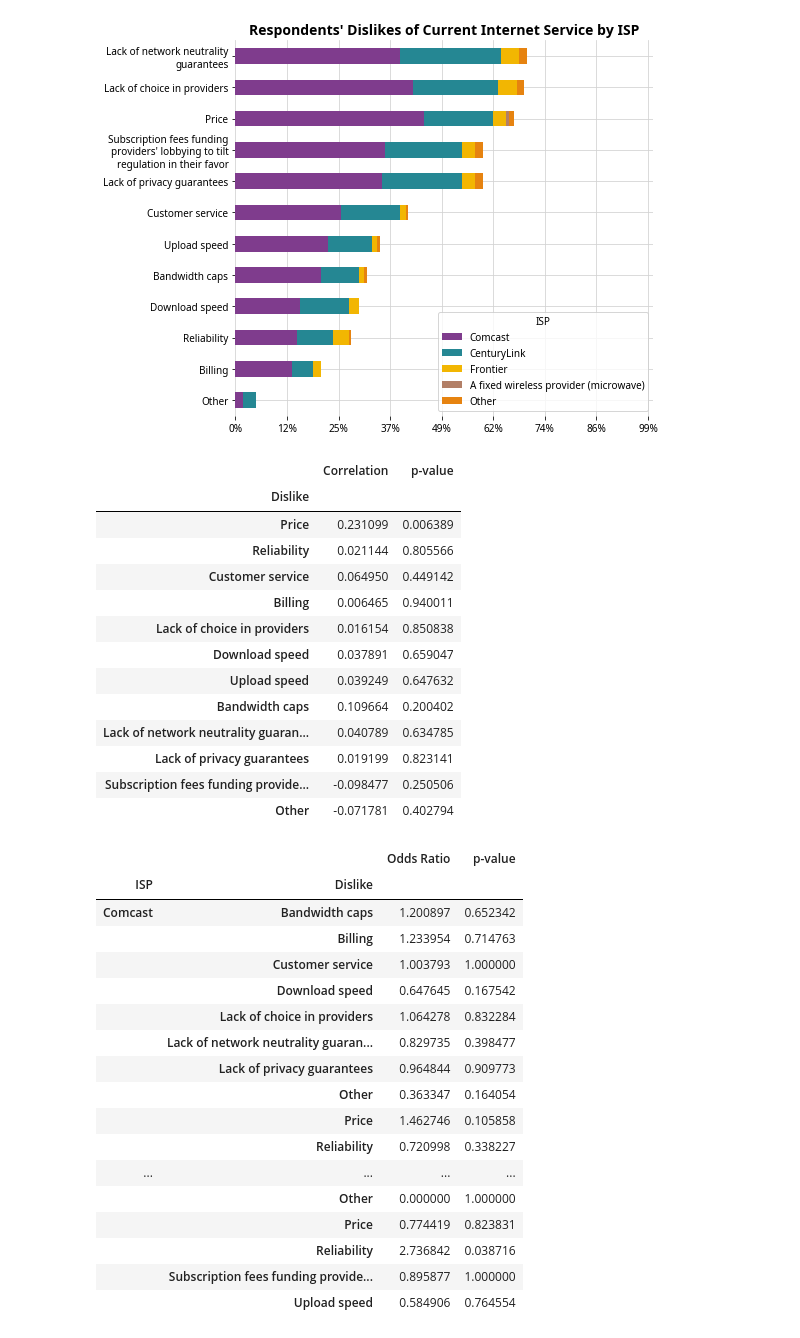
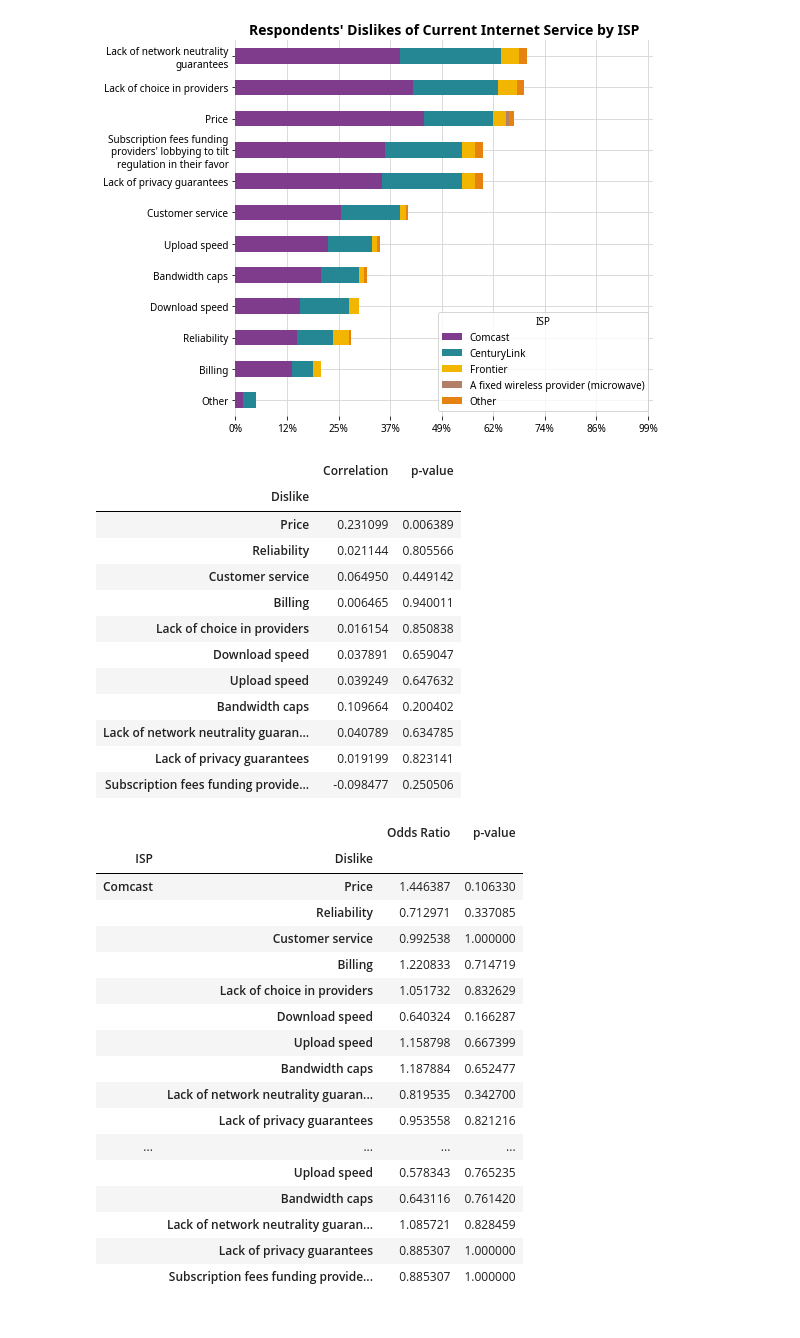
Before and after one commit to municipalbroadband/reports, a Jupyter notebook: mbpdx/2020-02-community-engagement/report.ipynb, the cells around one changed output. Cells and saved outputs as stored; diff of their text form; code cells hidden in the pictures.

Commit message:
Remove free-form responses from ISP/price<->dislike analysis

```diff
--- a/mbpdx/2020-02-community-engagement/report.ipynb
+++ b/mbpdx/2020-02-community-engagement/report.ipynb
@@ -73,7 +73,7 @@ for col, label in {'isp_tech': 'Technology', 'source': 'Survey Source'}.items():
     ax.set_ylabel(None)
     ax.invert_yaxis()
 
-    plt.title("Respondents' Internet Service Providers by {0}".format(label))
+    plt.title("Respondents' ISPs by {0}".format(label))
 
     plt.show()
 # %% [output]
@@ -103,7 +103,7 @@ rcmap = cm.ScalarMappable(
     cmap=CMAP_SEQUENTIAL,
 )
 
-for group, label in {'isp': 'Provider', 'isp_tech': 'Technology'}.items():
+for group, label in {'isp': 'ISP', 'isp_tech': 'Technology'}.items():
     r = df.boxplot(
         by=group,
         column='internet_price',
@@ -222,14 +222,16 @@ for group, label in {'source': 'Survey Source', 'isp': 'ISP'}.items():
 [figure]
 [figure]
 # %%
+# Correlate internet price to dislikes
 dff = df.filter(['internet_price', 'dislikes'])
 dff.dropna(how='any', inplace=True)
 
 display(HTML(pandas.DataFrame({
     cat: scipy.stats.pearsonr(dff.dislikes.apply(lambda l: cat in l), dff.internet_price)
-    for cat in DISLIKE_DTYPE.categories
+    for cat in DISLIKE_DTYPE.categories.drop(['Other'])
 }, index=['Correlation', 'p-value']).T.rename_axis('Dislike').to_html()))
 
+# Correlate ISP to dislikes
 dff = df.filter(['isp', 'dislikes'])
 dff.dropna(how='any', inplace=True)
 
@@ -237,51 +239,51 @@ dff.dropna(how='any', inplace=True)
 dff = dff[dff['isp'].isin(dff.groupby(['isp']).size().where(lambda s: s > 10).dropna().index)]
 dff['isp'].cat.remove_unused_categories(inplace=True)
 
 dff_ex = dff.explode('dislikes').groupby(['isp', 'dislikes']).size().unstack()
+dff_ex.drop(columns='Other', inplace=True)
 
 # Build contingency tables of Dislike x ISP and test for independence
 #               [Price]          | [Not Price]
-# [Comcast]     cell             | dff_ex.T[cell.name].sum() - cell
-# [Not Comcast] row.sum() - cell | dff_ex.drop(index=cell.name, columns=row.name).values.sum()
+# [Comcast]     cell             | dff_ex.T['Price'].sum() - cell
+# [Not Comcast] row.sum() - cell | dff_ex.drop(index='Price', columns='Comcast').values.sum()
 dff_ex = dff_ex.apply(lambda row: row.to_frame().apply(lambda cell: np.array([
     [cell, dff_ex.T[cell.name].sum() - cell],
     [row.sum() - cell, dff_ex.drop(index=cell.name, columns=row.name).values.sum()]
 ]), axis=1)).applymap(scipy.stats.fisher_exact)
 
-display(HTML(dff_ex.stack().apply(
+display(HTML(dff_ex[DISLIKE_DTYPE.categories.drop(['Other'])].stack().apply(
     lambda tup: pandas.Series(tup, index=['Odds Ratio', 'p-value'])
 ).rename_axis(index={'isp': 'ISP', 'dislikes': 'Dislike'}).to_html()))
 # %% [output]
 |  | Correlation | p-value |
 | Dislike |  |  |
 | Price | 0.231099 | 0.006389 |
 | Reliability | 0.021144 | 0.805566 |
 | Customer service | 0.064950 | 0.449142 |
 | Billing | 0.006465 | 0.940011 |
 | Lack of choice in providers | 0.016154 | 0.850838 |
 | Download speed | 0.037891 | 0.659047 |
 | Upload speed | 0.039249 | 0.647632 |
 | Bandwidth caps | 0.109664 | 0.200402 |
 | Lack of network neutrality guaran... | 0.040789 | 0.634785 |
 | Lack of privacy guarantees | 0.019199 | 0.823141 |
 | Subscription fees funding provide... | -0.098477 | 0.250506 |
-| Other | -0.071781 | 0.402794 |
 |  |  | Odds Ratio | p-value |
 | ISP | Dislike |  |  |
-| Comcast | Bandwidth caps | 1.200897 | 0.652342 |
-|  | Billing | 1.233954 | 0.714763 |
-|  | Customer service | 1.003793 | 1.000000 |
-|  | Download speed | 0.647645 | 0.167542 |
-|  | Lack of choice in providers | 1.064278 | 0.832284 |
-|  | Lack of network neutrality guaran... | 0.829735 | 0.398477 |
-|  | Lack of privacy guarantees | 0.964844 | 0.909773 |
-|  | Other | 0.363347 | 0.164054 |
-|  | Price | 1.462746 | 0.105858 |
-|  | Reliability | 0.720998 | 0.338227 |
+| Comcast | Price | 1.446387 | 0.106330 |
+|  | Reliability | 0.712971 | 0.337085 |
+|  | Customer service | 0.992538 | 1.000000 |
+|  | Billing | 1.220833 | 0.714719 |
+|  | Lack of choice in providers | 1.051732 | 0.832629 |
+|  | Download speed | 0.640324 | 0.166287 |
+|  | Upload speed | 1.158798 | 0.667399 |
+|  | Bandwidth caps | 1.187884 | 0.652477 |
+|  | Lack of network neutrality guaran... | 0.819535 | 0.342700 |
+|  | Lack of privacy guarantees | 0.953558 | 0.821216 |
 | ... | ... | ... | ... |
-|  | Other | 0.000000 | 1.000000 |
-|  | Price | 0.774419 | 0.823831 |
-|  | Reliability | 2.736842 | 0.038716 |
-|  | Subscription fees funding provide... | 0.895877 | 1.000000 |
-|  | Upload speed | 0.584906 | 0.764554 |
+|  | Upload speed | 0.578343 | 0.765235 |
+|  | Bandwidth caps | 0.643116 | 0.761420 |
+|  | Lack of network neutrality guaran... | 1.085721 | 0.828459 |
+|  | Lack of privacy guarantees | 0.885307 | 1.000000 |
+|  | Subscription fees funding provide... | 0.885307 | 1.000000 |
 # %% [markdown]
```
Also changed, not shown: parts of 3 cells of this notebook.
